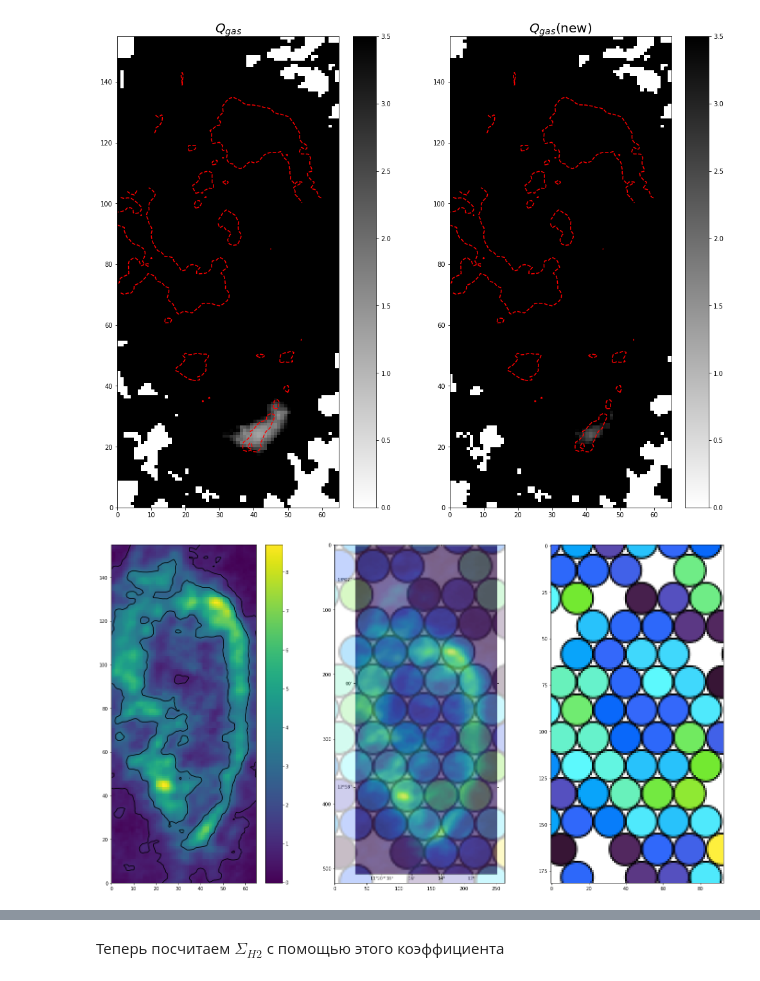
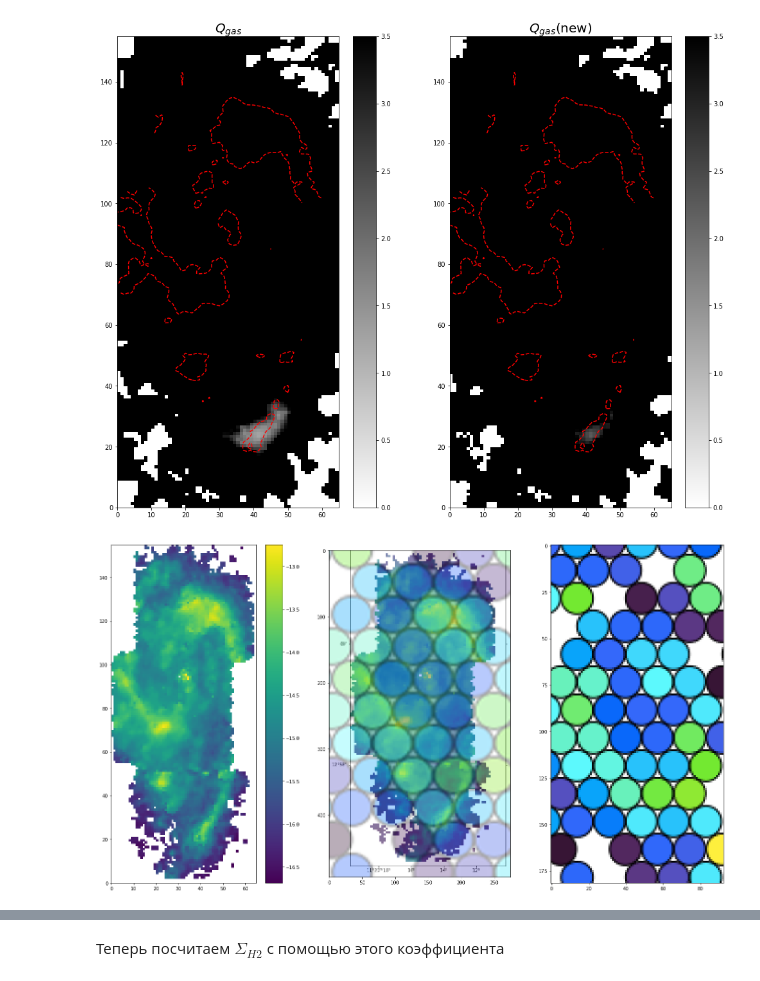
Before and after one commit to ValerieKostiuk/Course-work, a Jupyter notebook: NGC3627/I_CO-to-H2.ipynb, the cells around one changed output, grey strips where cells are left out. Drawn from its saved outputs; the diff is of its cells as text; code cells hidden in the pictures.

```diff
--- a/NGC3627/I_CO-to-H2.ipynb
+++ b/NGC3627/I_CO-to-H2.ipynb
@@ -199,17 +199,16 @@ Text(0.5, 1.0, '$Q_{gas}$(new)')
 [figure]
 # %%
 X,Y = np.meshgrid(np.arange(0.,66,1), np.arange(0.,156,1))
-Sigma_HI = np.load('./data/Sigma_HI.npy')
+H_alpha = np.load('./data/H_alpha.npy')
 plt.figure(figsize=[24, 13.5])
 plt.subplot(1,3,1)
-CS = plt.contour(X, Y, Sigma_HI, levels=[0.75,3.05], aspect='auto', alpha=1, colors='black')
-quadmesh = plt.pcolormesh(X, Y, Sigma_HI)
-#quadmesh.set_clim(vmax = -14.3)
+quadmesh = plt.pcolormesh(X, Y,  np.log10(H_alpha))
+#quadmesh.set_clim(vmax = -14.3, )
 plt.colorbar()
 plt.subplot(1,3,2)
-plt.imshow(Im.open('./images/galaxy2.png'))
+plt.imshow(Im.open('./images/galaxy1.png'))
 plt.subplot(1,3,3)
 plt.imshow(Im.open('./images/factor.png'))
 plt.show()
 # %% [output]
-[figure, old version]
+[figure, new version]
```
Also changed, not shown: parts of 9 cells of this notebook.
